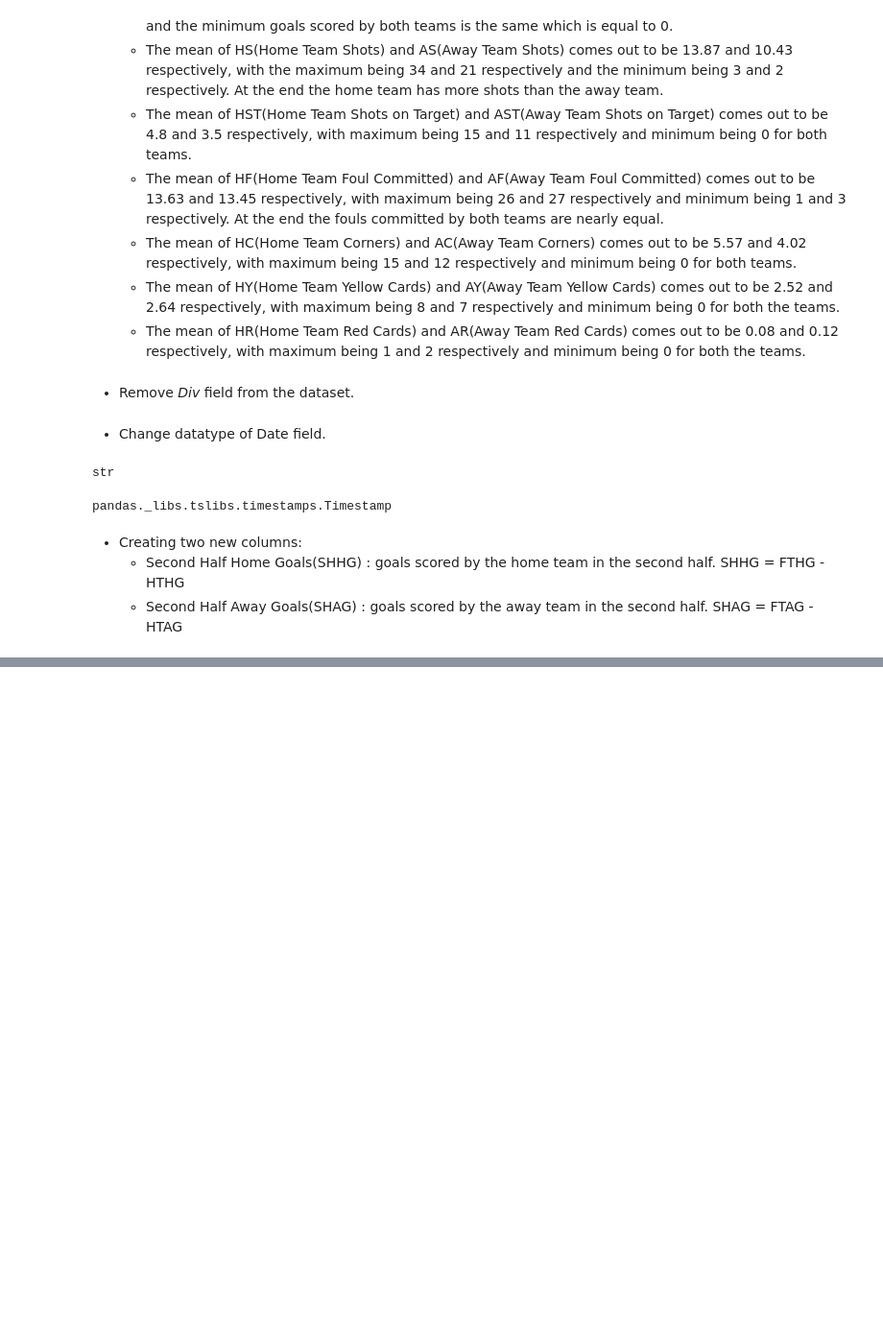
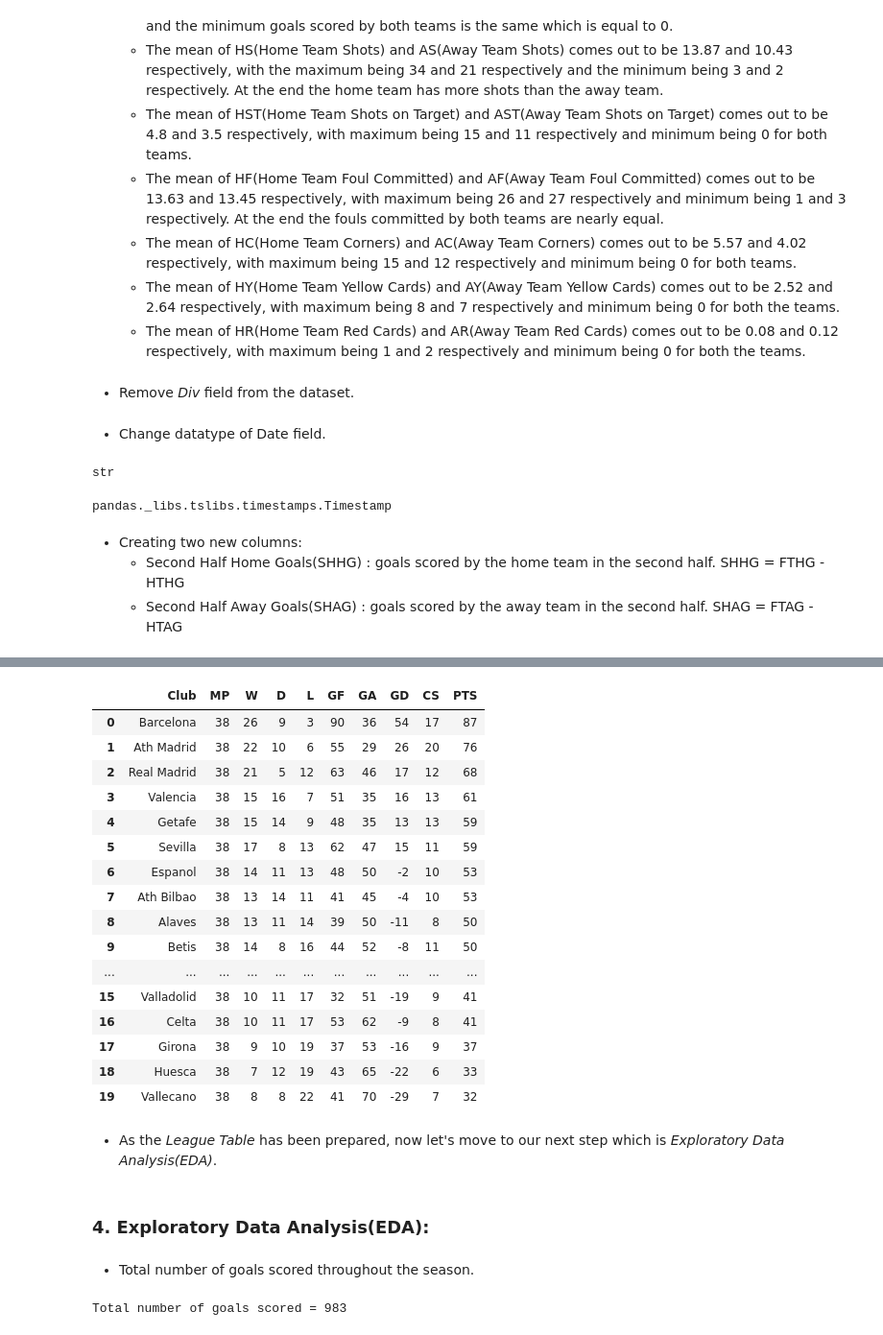
Before and after one commit to Slothfulwave612/La_Liga_2018_19, a Jupyter notebook: La_Liga_2018_19.ipynb, the cells around one changed output, grey strips where cells are left out. Shown at 96% size. Drawn from its saved outputs; the diff is of its cells as text; code cells hidden in the pictures; blank space fills up the shorter version.

Commit message:
Added data_notes and La_Liga_2018_19.ipynb
some extra notes were added and the completed notes were marked.
exploratory data analysis has been started in ipynb file.

```diff
--- a/La_Liga_2018_19.ipynb
+++ b/La_Liga_2018_19.ipynb
@@ -236,0 +223,6 @@ laliga.head(10)
+# %%
+## create SHAG using FTAG and HTAG
+loc = 10
+column = 'SHAG'
+value = laliga['FTAG'] - laliga['HTAG']
+laliga.insert(loc, column, value)
@@ -236,0 +259,3 @@ laliga.head(10)
+# %%
+## list of clubs participated in La Liga 2018-19
+clubs = laliga['HomeTeam'].unique()
@@ -236,0 +307,51 @@ laliga.head(10)
+# %%
+## call make_league_table
+league_table = make_league_table(clubs, laliga)
+
+## make a dataframe for the league table
+league_table_df = pd.DataFrame(league_table)
+## transpose the dataframe
+league_table_df = league_table_df.transpose()
+## set respective places for column values
+league_table_df = league_table_df[['MP', 'W', 'D', 'L', 'GF', 'GA', 'GD', 'CS', 'PTS']]
+
+## reset index to have new column for Club
+league_table_df = league_table_df.rename_axis('Club').reset_index()
+## sort the dataframe by points
+league_table_df.sort_values(by='PTS', ascending=False, inplace=True)
+
+## reset index
+league_table_df.reset_index(inplace=True)
+league_table_df.drop('index', axis=1, inplace=True)
+# %%
+## display the league table for La Liga season 2018-19
+league_table_df
+# %% [output]
+|  | Club | MP | W | D | L | GF | GA | GD | CS | PTS |
+| 0 | Barcelona | 38 | 26 | 9 | 3 | 90 | 36 | 54 | 17 | 87 |
+| 1 | Ath Madrid | 38 | 22 | 10 | 6 | 55 | 29 | 26 | 20 | 76 |
+| 2 | Real Madrid | 38 | 21 | 5 | 12 | 63 | 46 | 17 | 12 | 68 |
+| 3 | Valencia | 38 | 15 | 16 | 7 | 51 | 35 | 16 | 13 | 61 |
+| 4 | Getafe | 38 | 15 | 14 | 9 | 48 | 35 | 13 | 13 | 59 |
+| 5 | Sevilla | 38 | 17 | 8 | 13 | 62 | 47 | 15 | 11 | 59 |
+| 6 | Espanol | 38 | 14 | 11 | 13 | 48 | 50 | -2 | 10 | 53 |
+| 7 | Ath Bilbao | 38 | 13 | 14 | 11 | 41 | 45 | -4 | 10 | 53 |
+| 8 | Alaves | 38 | 13 | 11 | 14 | 39 | 50 | -11 | 8 | 50 |
+| 9 | Betis | 38 | 14 | 8 | 16 | 44 | 52 | -8 | 11 | 50 |
+| ... | ... | ... | ... | ... | ... | ... | ... | ... | ... | ... |
+| 15 | Valladolid | 38 | 10 | 11 | 17 | 32 | 51 | -19 | 9 | 41 |
+| 16 | Celta | 38 | 10 | 11 | 17 | 53 | 62 | -9 | 8 | 41 |
+| 17 | Girona | 38 | 9 | 10 | 19 | 37 | 53 | -16 | 9 | 37 |
+| 18 | Huesca | 38 | 7 | 12 | 19 | 43 | 65 | -22 | 6 | 33 |
+| 19 | Vallecano | 38 | 8 | 8 | 22 | 41 | 70 | -29 | 7 | 32 |
+# %% [markdown]
+* As the *League Table* has been prepared, now let's move to our next step which is *Exploratory Data Analysis(EDA)*.
+# %% [markdown]
+### 4. Exploratory Data Analysis(EDA):
+# %% [markdown]
+* Total number of goals scored throughout the season.
+# %%
+## use FTAG and FTHG and sum up the numbers
+print(f"Total number of goals scored = {sum(laliga['FTAG'] + laliga['FTHG'])}")
+# %% [output]
+Total number of goals scored = 983
```
Also changed, not shown: parts of 22 cells of this notebook, 1 other file.
